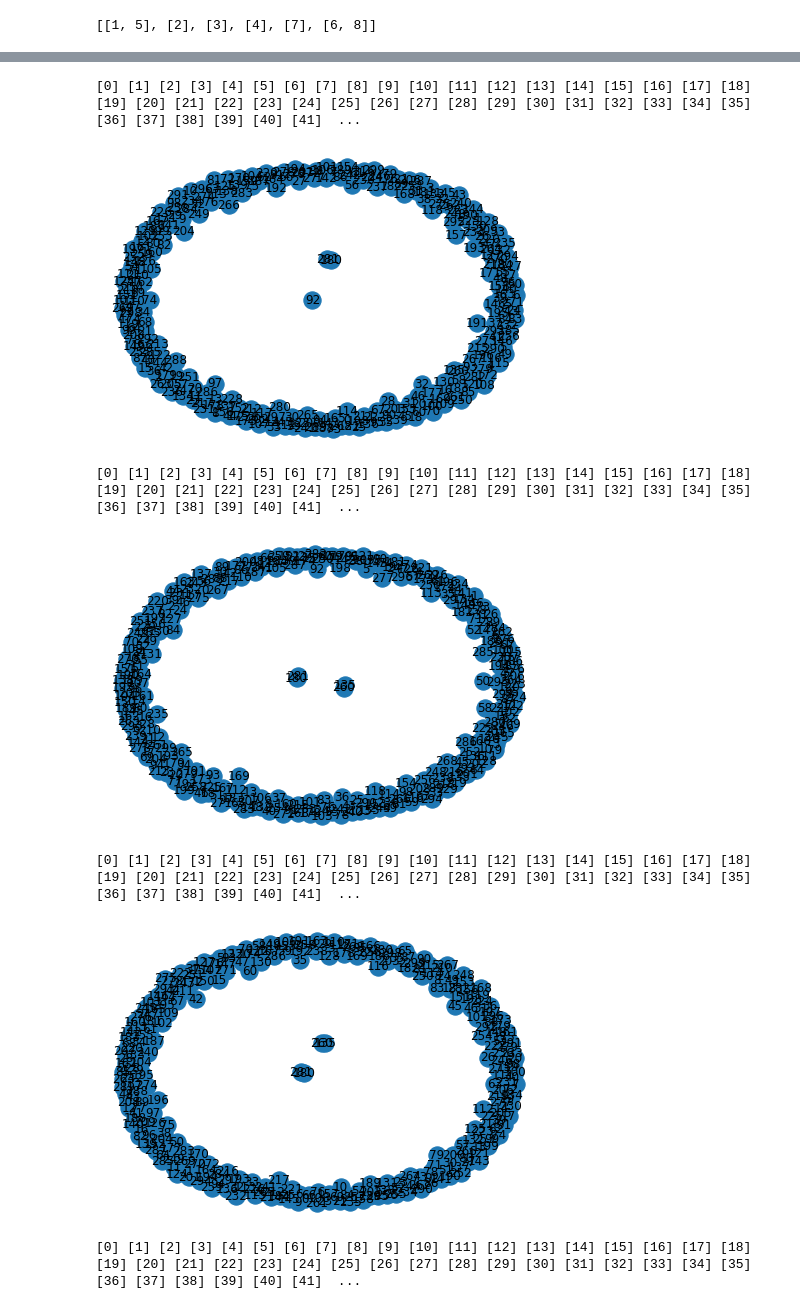
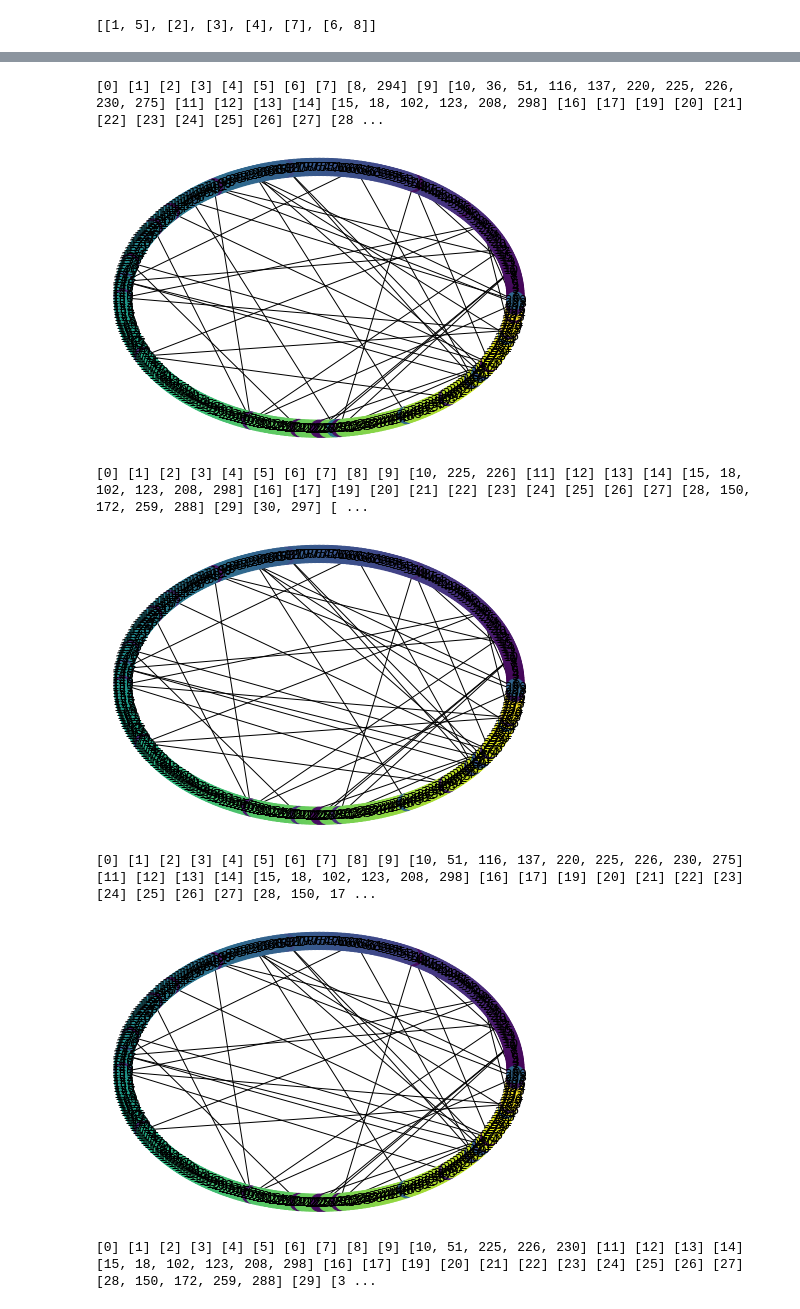
Before and after one commit to sagalpreet/Evolution-of-Clusters, a Jupyter notebook: Code/example_simulation.ipynb, the cells around one changed output, grey strips where cells are left out. Drawn from its saved outputs; the diff is of its cells as text; code cells hidden in the pictures.

```diff
--- a/Code/example_simulation.ipynb
+++ b/Code/example_simulation.ipynb
@@ -357,17 +363,18 @@ nx.draw(G, pos, node_color=list(partition.values()), with_labels = 1);
 # %%
 G = add_feature_vector(G, [('uniform', (0, 1)), ('uniform', (0, 1)), ('uniform', (0, 1)), ('uniform', (0, 1)), ('uniform', (0, 1))])
 G = add_vulnerability_of_node(G, 'uniform', 0, 1)
 G = add_age_to_edges(G)
 for i in range(10):
-    G = simulate_one_time_step(G, 0.99, 0)
+    G = simulate_one_time_step(G, 0.95, 0)
     print(*get_clusters(G))
-    nx.draw(G, with_labels = 1)
+    partition = community_louvain.best_partition(G)
+    nx.draw(G, pos, node_color=list(partition.values()), with_labels = 1);
     plt.show()
 # %% [output]
-[0] [1] [2] [3] [4] [5] [6] [7] [8] [9] [10] [11] [12] [13] [14] [15] [16] [17] [18] [19] [20] [21] [22] [23] [24] [25] [26] [27] [28] [29] [30] [31] [32] [33] [34] [35] [36] [37] [38] [39] [40] [41]  ...
+[0] [1] [2] [3] [4] [5] [6] [7] [8, 294] [9] [10, 36, 51, 116, 137, 220, 225, 226, 230, 275] [11] [12] [13] [14] [15, 18, 102, 123, 208, 298] [16] [17] [19] [20] [21] [22] [23] [24] [25] [26] [27] [28 ...
-[figure, old version]
+[figure, new version]
-[0] [1] [2] [3] [4] [5] [6] [7] [8] [9] [10] [11] [12] [13] [14] [15] [16] [17] [18] [19] [20] [21] [22] [23] [24] [25] [26] [27] [28] [29] [30] [31] [32] [33] [34] [35] [36] [37] [38] [39] [40] [41]  ...
+[0] [1] [2] [3] [4] [5] [6] [7] [8] [9] [10, 225, 226] [11] [12] [13] [14] [15, 18, 102, 123, 208, 298] [16] [17] [19] [20] [21] [22] [23] [24] [25] [26] [27] [28, 150, 172, 259, 288] [29] [30, 297] [ ...
-[figure, old version]
+[figure, new version]
-[0] [1] [2] [3] [4] [5] [6] [7] [8] [9] [10] [11] [12] [13] [14] [15] [16] [17] [18] [19] [20] [21] [22] [23] [24] [25] [26] [27] [28] [29] [30] [31] [32] [33] [34] [35] [36] [37] [38] [39] [40] [41]  ...
+[0] [1] [2] [3] [4] [5] [6] [7] [8] [9] [10, 51, 116, 137, 220, 225, 226, 230, 275] [11] [12] [13] [14] [15, 18, 102, 123, 208, 298] [16] [17] [19] [20] [21] [22] [23] [24] [25] [26] [27] [28, 150, 17 ...
-[figure, old version]
+[figure, new version]
-[0] [1] [2] [3] [4] [5] [6] [7] [8] [9] [10] [11] [12] [13] [14] [15] [16] [17] [18] [19] [20] [21] [22] [23] [24] [25] [26] [27] [28] [29] [30] [31] [32] [33] [34] [35] [36] [37] [38] [39] [40] [41]  ...
+[0] [1] [2] [3] [4] [5] [6] [7] [8] [9] [10, 51, 225, 226, 230] [11] [12] [13] [14] [15, 18, 102, 123, 208, 298] [16] [17] [19] [20] [21] [22] [23] [24] [25] [26] [27] [28, 150, 172, 259, 288] [29] [3 ...
```
Also changed, not shown: parts of 6 cells of this notebook.
